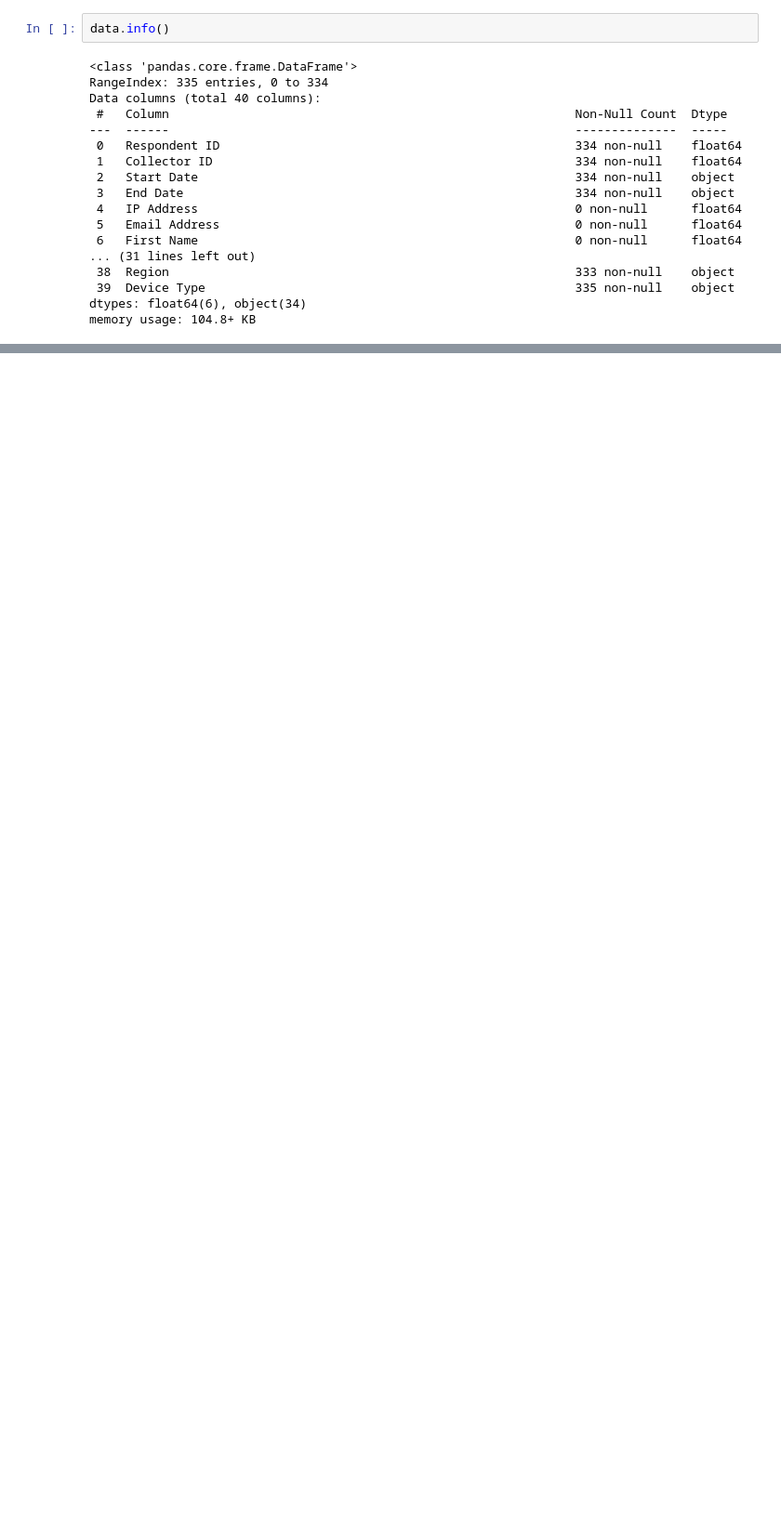
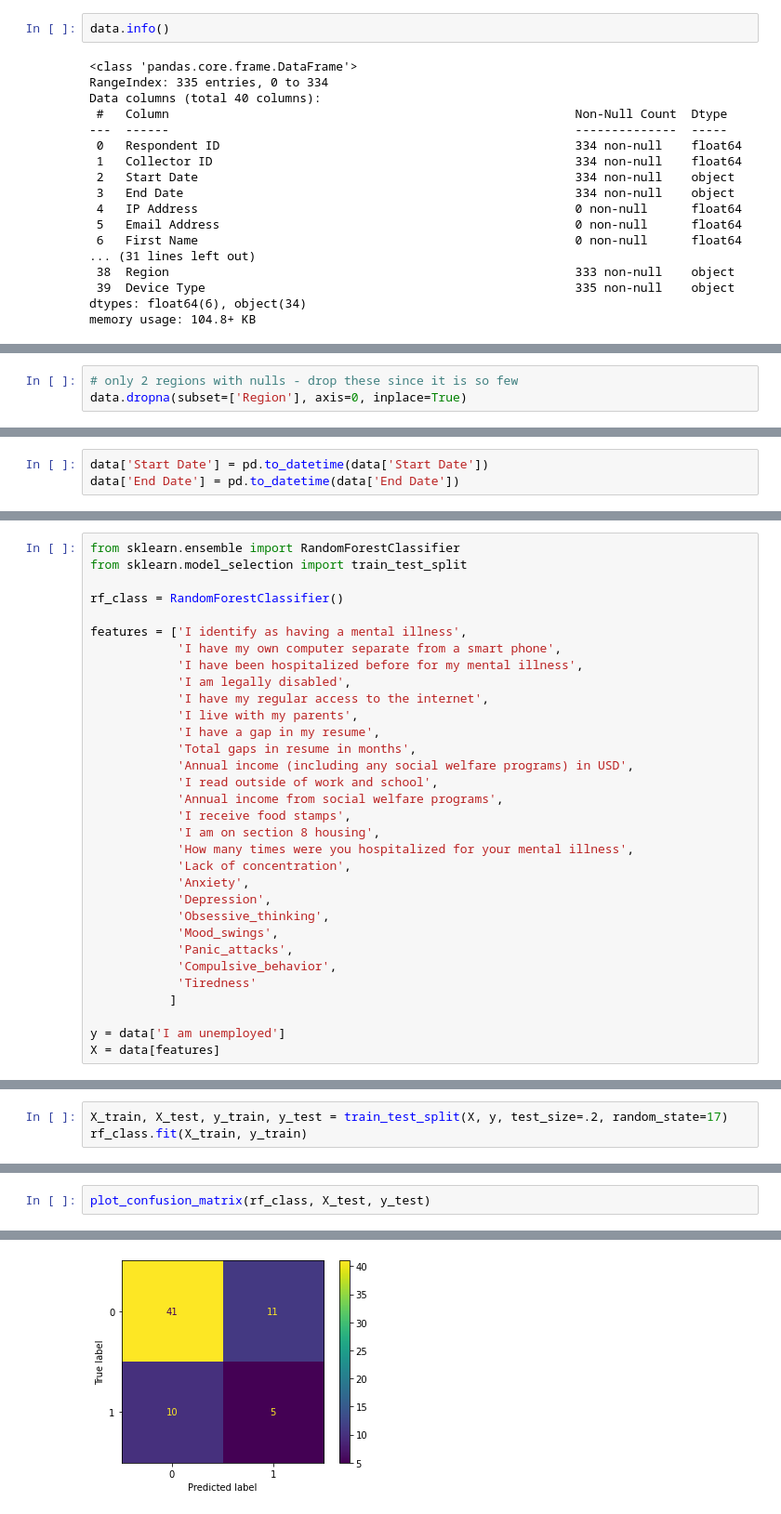
Before and after one commit to camerongridley/UnemploymentMentalHealth, a Jupyter notebook: eda_and_modeling.ipynb, the cells around one changed output, grey strips where cells are left out. Shown: that part at 93% size. Drawn from its saved outputs; the diff is of its cells as text; blank space fills up the shorter version.

Commit message:
implemented first RandomForest model

```diff
--- a/eda_and_modeling.ipynb
+++ b/eda_and_modeling.ipynb
@@ -128,0 +211,3 @@ data_clean['Anxiety']
+# %%
+# only 2 regions with nulls - drop these since it is so few
+data.dropna(subset=['Region'], axis=0, inplace=True)
@@ -128,0 +290,3 @@ data_clean['Anxiety']
+# %%
+data['Start Date'] = pd.to_datetime(data['Start Date'])
+data['End Date'] = pd.to_datetime(data['End Date'])
@@ -128,0 +328,32 @@ data_clean['Anxiety']
+# %%
+from sklearn.ensemble import RandomForestClassifier
+from sklearn.model_selection import train_test_split
+
+rf_class = RandomForestClassifier()
+
+features = ['I identify as having a mental illness',
+            'I have my own computer separate from a smart phone',
+            'I have been hospitalized before for my mental illness',
+            'I am legally disabled',
+            'I have my regular access to the internet',
+            'I live with my parents',
+            'I have a gap in my resume',
+            'Total gaps in resume in months',
+            'Annual income (including any social welfare programs) in USD',
+            'I read outside of work and school',
+            'Annual income from social welfare programs',
+            'I receive food stamps',
+            'I am on section 8 housing',
+            'How many times were you hospitalized for your mental illness',
+            'Lack of concentration',
+            'Anxiety',
+            'Depression',
+            'Obsessive_thinking',
+            'Mood_swings',
+            'Panic_attacks',
+            'Compulsive_behavior',
+            'Tiredness'
+           ]
+
+y = data['I am unemployed']
+X = data[features]
@@ -128,0 +367,3 @@ data_clean['Anxiety']
+# %%
+X_train, X_test, y_train, y_test = train_test_split(X, y, test_size=.2, random_state=17)
+rf_class.fit(X_train, y_train)
@@ -128,0 +384,3 @@ data_clean['Anxiety']
+# %%
+plot_confusion_matrix(rf_class, X_test, y_test)
+# %% [output]
@@ -128,0 +388 @@ data_clean['Anxiety']
+[figure, added]
```
Also changed, not shown: parts of 47 cells of this notebook.
